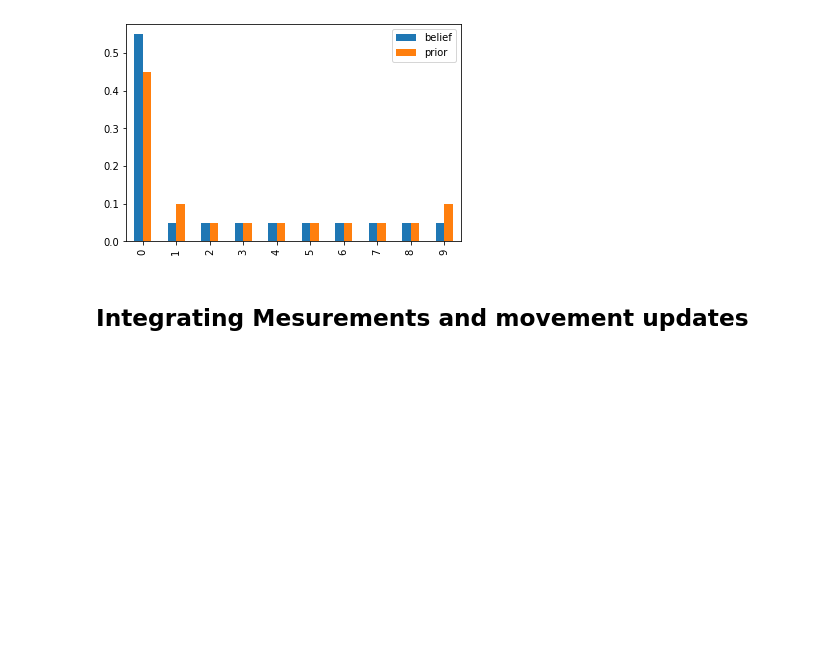
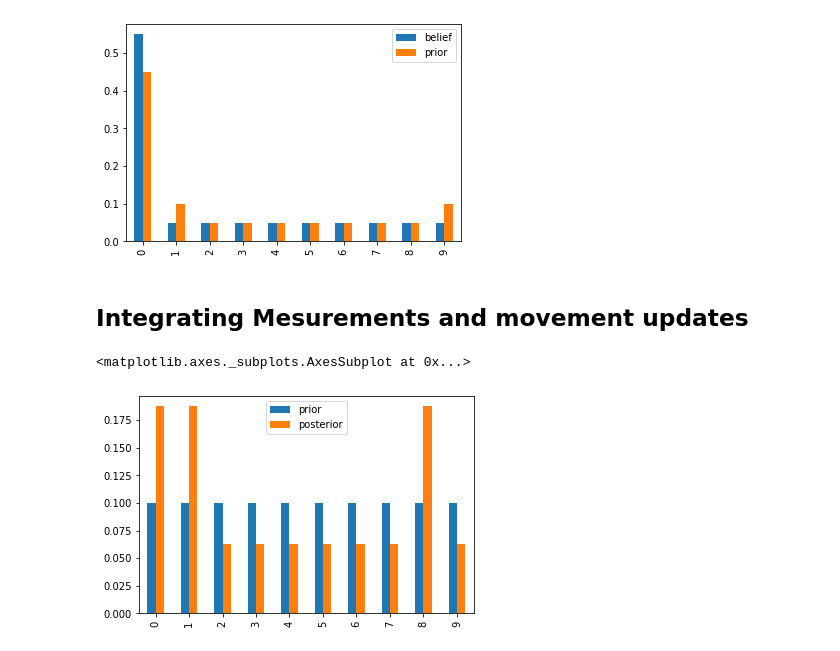
Before and after one commit to danhojin/ml-notes, a Jupyter notebook: hellos/filterpy1.ipynb, the cells around one changed output. Saved outputs shown, nothing was run; the diff lists cells and outputs as text; code cells hidden in the pictures; blank space fills up the shorter version.

```diff
--- a/hellos/filterpy1.ipynb
+++ b/hellos/filterpy1.ipynb
@@ -287,3 +287,30 @@ pd.DataFrame({'belief': belief, 'prior': prior}).plot(kind='bar')
 [figure]
 # %% [markdown]
 ## Integrating Mesurements and movement updates
+# %%
+import numpy as np
+import pandas as pd
+from filterpy.discrete_bayes import update, predict
+
+def lh_hallway(hall, z, z_prob):
+    """ compute likelihood that a measurement matches
+    positions in the hallway."""
+
+    try:
+        scale = z_prob / (1. - z_prob)
+    except ZeroDivisionError:
+        scale = 1e8
+
+    likelihood = np.ones(len(hall))
+    likelihood[hall==z] *= scale
+    return likelihood
+
+
+hallway = np.array([1, 1, 0, 0, 0, 0, 0, 0, 1, 0])
+prior = np.array([.1] * 10)
+likelihood = lh_hallway(hallway, z=1, z_prob=.75)
+posterior = update(likelihood, prior)
+pd.DataFrame({'prior': prior, 'posterior': posterior}).plot(kind='bar')
+# %% [output]
+<matplotlib.axes._subplots.AxesSubplot at 0x...>
+[figure, added]
```
Also changed, not shown: parts of 4 cells of this notebook, 1 other file.
